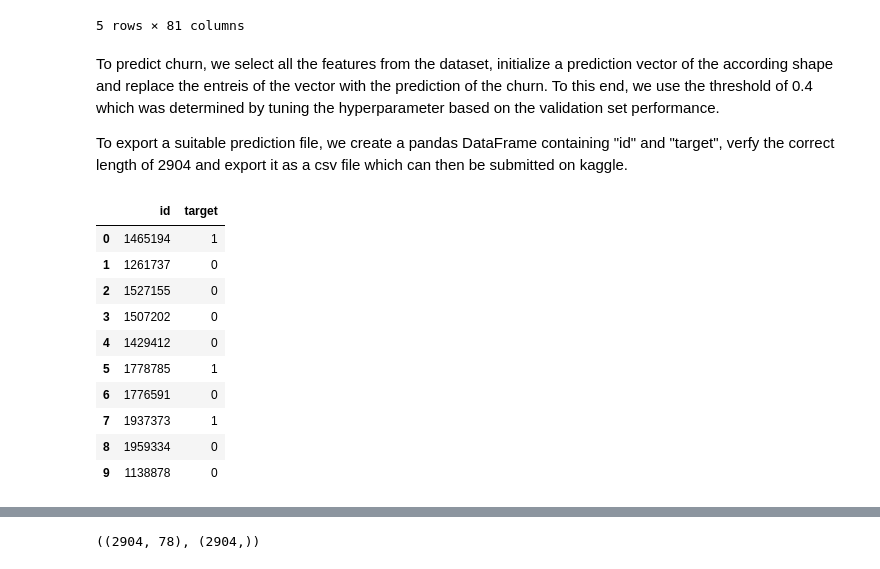
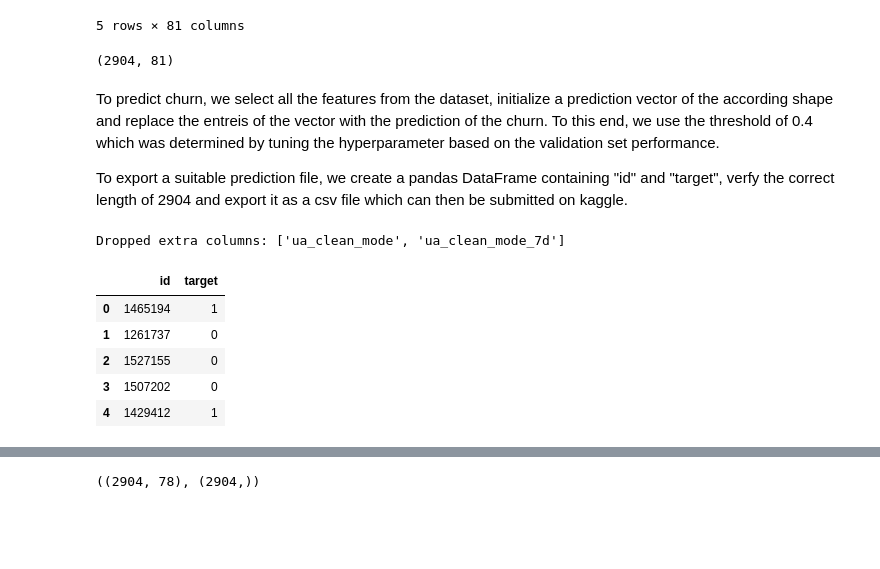
Before and after one commit to Conni2/churn_python, a Jupyter notebook: final.ipynb, the cells around one changed output, grey strips where cells are left out. Saved outputs shown, nothing was run; the diff lists cells and outputs as text; code cells hidden in the pictures; blank space fills up the shorter version.

```diff
--- a/final.ipynb
+++ b/final.ipynb
@@ -734,7 +834,7 @@ best_thr_f1 = 0.5
 best_f1 = -1.0
 
 for thr in candidate_thresholds:
-    y_pred_thr = (probs_val >= thr).astype(int)
+    y_pred_thr = (val_proba >= thr).astype(int)
     f1 = f1_score(y_val, y_pred_thr)
     if f1 > best_f1:
         best_f1 = f1
@@ -743,6 +843,6 @@ for thr in candidate_thresholds:
 print(f"\n[Threshold tuning by F1]")
 print(f"Best threshold: {best_thr_f1:.3f}")
 print(f"Best F1: {best_f1:.4f}")
-print(classification_report(y_val, (probs_val >= best_thr_f1).astype(int)))
+print(classification_report(y_val, (val_proba >= best_thr_f1).astype(int)))
 # %% [output]
 [Threshold tuning by F1]
@@ -889,32 +1056,50 @@ user_data_test.head()
+# %%
+# read in test user data csv
+user_data_test = pd.read_csv("user_data_test_enhanced.csv")
+# %%
+user_data_test.shape
+# %% [output]
+(2904, 81)
 # %% [markdown]
 To predict churn, we select all the features from the dataset, initialize a prediction vector of the according shape and replace the entreis of the vector with the prediction of the churn. To this end, we use the threshold of 0.4 which was determined by tuning the hyperparameter based on the validation set performance.
 
 To export a suitable prediction file, we create a pandas DataFrame containing "id" and "target", verfy the correct length of 2904 and export it as a csv file which can then be submitted on kaggle.
-# %%
-X = user_data_test[features]
-missing_mask = X.isna().any(axis=1)
-y_pred = np.zeros(X.shape[0], dtype=int)
-X_valid = X[~missing_mask]
-
-# ---------- proba + best threshold ----------
-probs_valid = best_model.predict_proba(X_valid)[:, 1]
-y_pred_valid = (probs_valid >= 0.4 ).astype(int)                #############threshold
-y_pred[~missing_mask] = y_pred_valid
-predictions_df = pd.DataFrame({
-    'id': user_data_test['userId'],
-    'target': y_pred
-})
-
-predictions_df.head(10)
-# %% [output]
-|  | id | target |
-| 0 | 1465194 | 1 |
-| 1 | 1261737 | 0 |
-| 2 | 1527155 | 0 |
-| 3 | 1507202 | 0 |
-| 4 | 1429412 | 0 |
-| 5 | 1778785 | 1 |
-| 6 | 1776591 | 0 |
-| 7 | 1937373 | 1 |
-| 8 | 1959334 | 0 |
-| 9 | 1138878 | 0 |
+# %%
+df_test = user_data_test.copy()
+
+# add missing required features (fill with 0 or NaN; choose what matches your feature meaning)
+missing = [c for c in features if c not in df_test.columns]
+if missing:
+    df_test = df_test.assign(**{c: 0 for c in missing})  # or np.nan
+    print("Added missing columns:", missing)
+
+# drop any extra columns not in features (except userId)
+extra = [c for c in df_test.columns if c not in features + ["userId"]]
+df_test = df_test.drop(columns=extra)
+print("Dropped extra columns:", extra)
+
+X_test = df_test.loc[:, features].copy()
+
+assert list(X_test.columns) == features
+
+# Use the full pipeline directly
+test_proba = best_pipe.predict_proba(X_test)[:, 1]
+
+# apply threshold from balanced accuracy tuning
+test_pred = (test_proba >= best_thr_bacc).astype(int)
+
+# build submission df
+predictions_df = pd.DataFrame({
+    "id": user_data_test[group_col],  # Use original user_data_test for userId
+    "target": test_pred
+})
+
+predictions_df.head()
+# %% [output]
+Dropped extra columns: ['ua_clean_mode', 'ua_clean_mode_7d']
+|  | id | target |
+| 0 | 1465194 | 1 |
+| 1 | 1261737 | 0 |
+| 2 | 1527155 | 0 |
+| 3 | 1507202 | 0 |
+| 4 | 1429412 | 1 |
```
Also changed, not shown: parts of 29 cells of this notebook.
